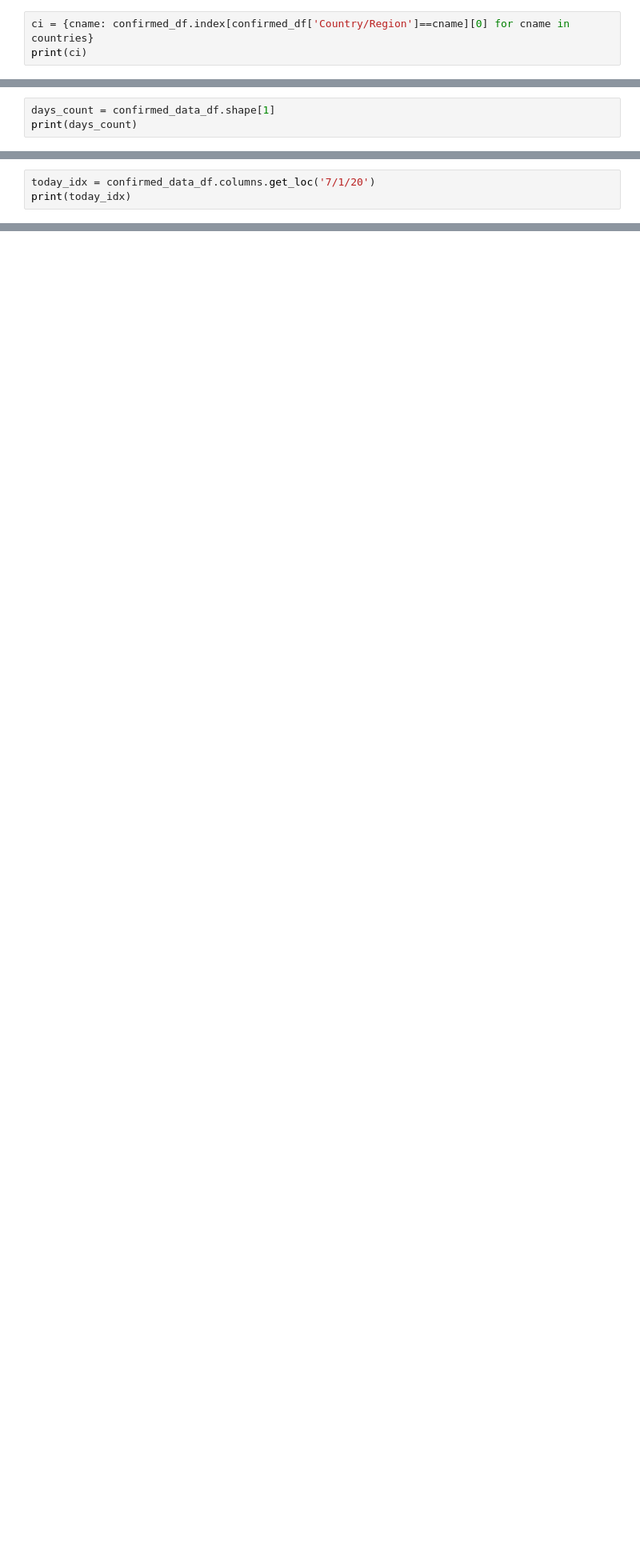
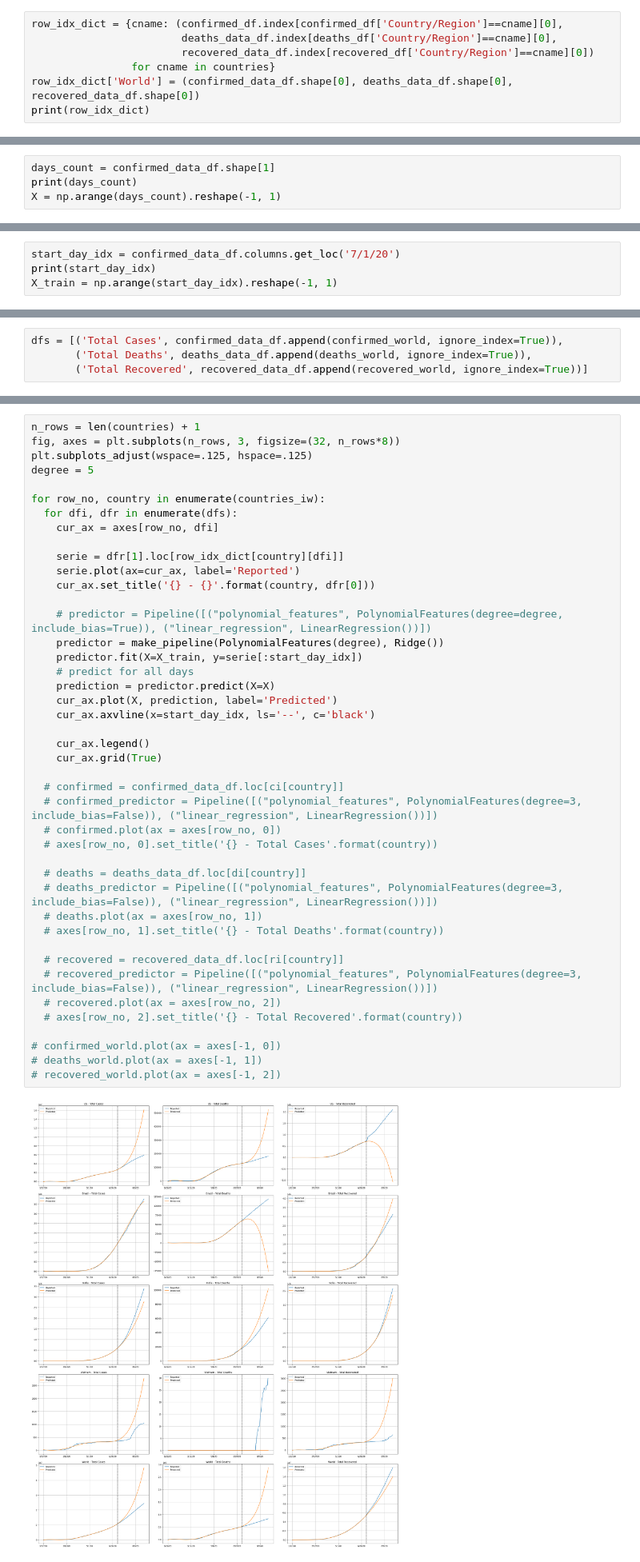
Before and after one commit to liamhieuvu/covid-prediction, a Jupyter notebook: linear_models.ipynb, the cells around one changed output, grey strips where cells are left out. Shown: that part at 80% size. Cells and saved outputs as stored; diff of their text form; blank space fills up the shorter version.

Commit message:
maybe finished for linear model?

```diff
--- a/linear_models.ipynb
+++ b/linear_models.ipynb
@@ -23,6 +57,10 @@ countries = ['US', 'Vietnam']
 # %% [markdown]
 **Warning: cannot use these row indices for recovery cases (not all countries report recoveries)**
 # %%
-ci = {cname: confirmed_df.index[confirmed_df['Country/Region']==cname][0] for cname in countries}
-print(ci)
+row_idx_dict = {cname: (confirmed_df.index[confirmed_df['Country/Region']==cname][0],
+                        deaths_data_df.index[deaths_df['Country/Region']==cname][0],
+                        recovered_data_df.index[recovered_df['Country/Region']==cname][0])
+                for cname in countries}
+row_idx_dict['World'] = (confirmed_data_df.shape[0], deaths_data_df.shape[0], recovered_data_df.shape[0])
+print(row_idx_dict)
 # %% [output]
@@ -48,3 +68,4 @@ vn_confirmed = confirmed_data_df.loc[ci['Vietnam']]
 # %%
 days_count = confirmed_data_df.shape[1]
 print(days_count)
+X = np.arange(days_count).reshape(-1, 1)
@@ -51,6 +74,7 @@ print(days_count)
 # %%
-today_idx = confirmed_data_df.columns.get_loc('7/1/20')
-print(today_idx)
+start_day_idx = confirmed_data_df.columns.get_loc('7/1/20')
+print(start_day_idx)
+X_train = np.arange(start_day_idx).reshape(-1, 1)
 # %% [output]
 161
 # %%
@@ -89,0 +84,4 @@ plt.figure(figsize=(15, 10))
+# %%
+dfs = [('Total Cases', confirmed_data_df.append(confirmed_world, ignore_index=True)),
+       ('Total Deaths', deaths_data_df.append(deaths_world, ignore_index=True)),
+       ('Total Recovered', recovered_data_df.append(recovered_world, ignore_index=True))]
@@ -89,0 +103,45 @@ plt.figure(figsize=(15, 10))
+# %%
+n_rows = len(countries) + 1
+fig, axes = plt.subplots(n_rows, 3, figsize=(32, n_rows*8))
+plt.subplots_adjust(wspace=.125, hspace=.125)
+degree = 5
+
+for row_no, country in enumerate(countries_iw):
+  for dfi, dfr in enumerate(dfs):
+    cur_ax = axes[row_no, dfi]
+
+    serie = dfr[1].loc[row_idx_dict[country][dfi]]
+    serie.plot(ax=cur_ax, label='Reported')
+    cur_ax.set_title('{} - {}'.format(country, dfr[0]))
+
+    # predictor = Pipeline([("polynomial_features", PolynomialFeatures(degree=degree, include_bias=True)), ("linear_regression", LinearRegression())])
+    predictor = make_pipeline(PolynomialFeatures(degree), Ridge())
+    predictor.fit(X=X_train, y=serie[:start_day_idx])
+    # predict for all days
+    prediction = predictor.predict(X=X)
+    cur_ax.plot(X, prediction, label='Predicted')
+    cur_ax.axvline(x=start_day_idx, ls='--', c='black')
+
+    cur_ax.legend()
+    cur_ax.grid(True)
+
+  # confirmed = confirmed_data_df.loc[ci[country]]
+  # confirmed_predictor = Pipeline([("polynomial_features", PolynomialFeatures(degree=3, include_bias=False)), ("linear_regression", LinearRegression())])
+  # confirmed.plot(ax = axes[row_no, 0])
+  # axes[row_no, 0].set_title('{} - Total Cases'.format(country))
+
+  # deaths = deaths_data_df.loc[di[country]]
+  # deaths_predictor = Pipeline([("polynomial_features", PolynomialFeatures(degree=3, include_bias=False)), ("linear_regression", LinearRegression())])
+  # deaths.plot(ax = axes[row_no, 1])
+  # axes[row_no, 1].set_title('{} - Total Deaths'.format(country))
+
+  # recovered = recovered_data_df.loc[ri[country]]
+  # recovered_predictor = Pipeline([("polynomial_features", PolynomialFeatures(degree=3, include_bias=False)), ("linear_regression", LinearRegression())])
+  # recovered.plot(ax = axes[row_no, 2])
+  # axes[row_no, 2].set_title('{} - Total Recovered'.format(country))
+
+# confirmed_world.plot(ax = axes[-1, 0])
+# deaths_world.plot(ax = axes[-1, 1])
+# recovered_world.plot(ax = axes[-1, 2])
+# %% [output]
+[figure, added]
```
Also changed, not shown: parts of 15 cells of this notebook.
